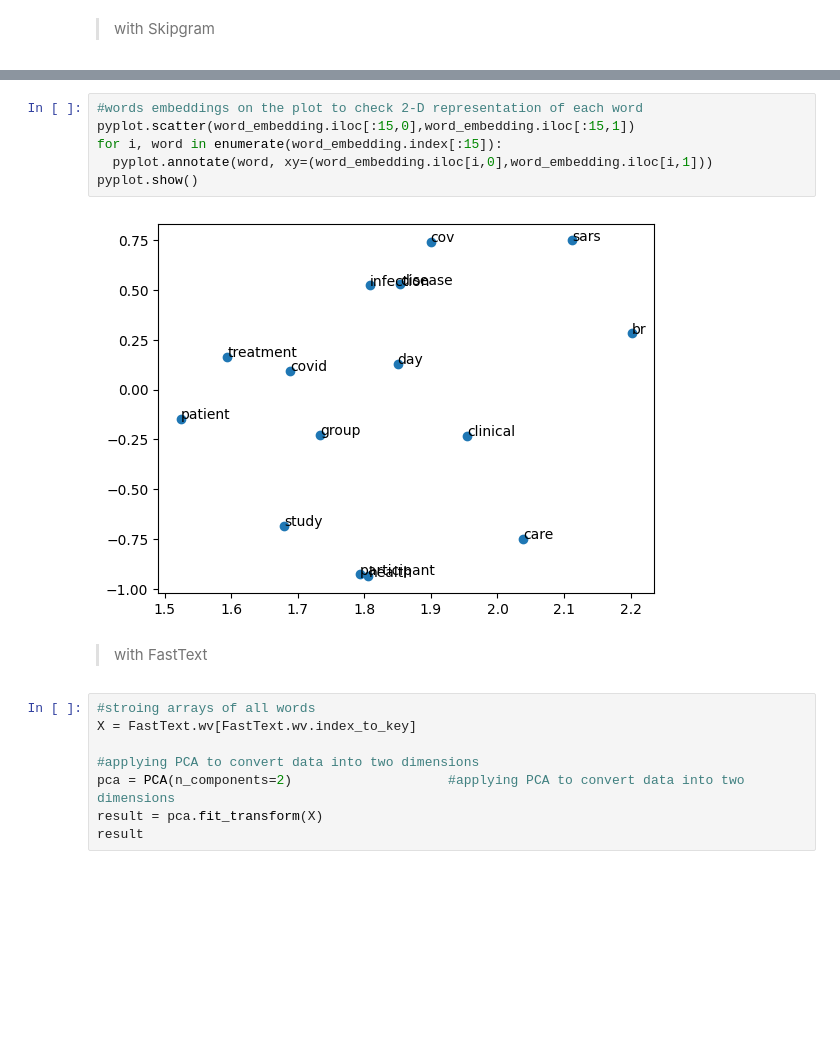
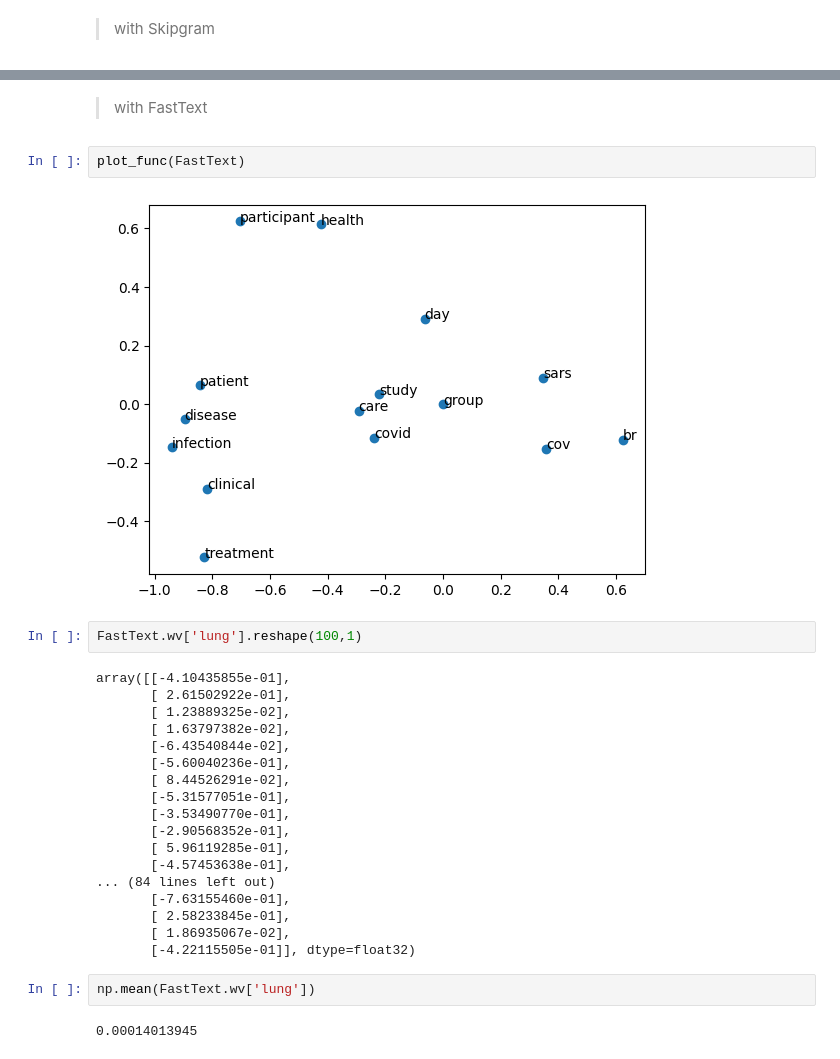
Before and after one commit to UpadhyayShweta/Projects, a Jupyter notebook: Search_Engine.ipynb, the cells around one changed output, grey strips where cells are left out. Drawn from its saved outputs; the diff is of its cells as text; blank space fills up the shorter version.

```diff
--- a/Search_Engine.ipynb
+++ b/Search_Engine.ipynb
@@ -404,18 +364,30 @@ word_embedding.head(15)
-# %%
-#words embeddings on the plot to check 2-D representation of each word
-pyplot.scatter(word_embedding.iloc[:15,0],word_embedding.iloc[:15,1])
-for i, word in enumerate(word_embedding.index[:15]):
-  pyplot.annotate(word, xy=(word_embedding.iloc[i,0],word_embedding.iloc[i,1]))
-pyplot.show()
-# %% [output]
-[figure, removed]
 # %% [markdown]
 >with FastText
 # %%
-#stroing arrays of all words
-X = FastText.wv[FastText.wv.index_to_key]
-
-#applying PCA to convert data into two dimensions
-pca = PCA(n_components=2)                    #applying PCA to convert data into two dimensions
-result = pca.fit_transform(X)
-result
+plot_func(FastText)
+# %% [output]
+[figure, added]
+# %%
+FastText.wv['lung'].reshape(100,1)
+# %% [output]
+array([[-4.10435855e-01],
+       [ 2.61502922e-01],
+       [ 1.23889325e-02],
+       [ 1.63797382e-02],
+       [-6.43540844e-02],
+       [-5.60040236e-01],
+       [ 8.44526291e-02],
+       [-5.31577051e-01],
+       [-3.53490770e-01],
+       [-2.90568352e-01],
+       [ 5.96119285e-01],
+       [-4.57453638e-01],
+... (84 lines left out)
+       [-7.63155460e-01],
+       [ 2.58233845e-01],
+       [ 1.86935067e-02],
+       [-4.22115505e-01]], dtype=float32)
+# %%
+np.mean(FastText.wv['lung'])
+# %% [output]
+0.00014013945
```
Also changed, not shown: parts of 37 cells of this notebook.
